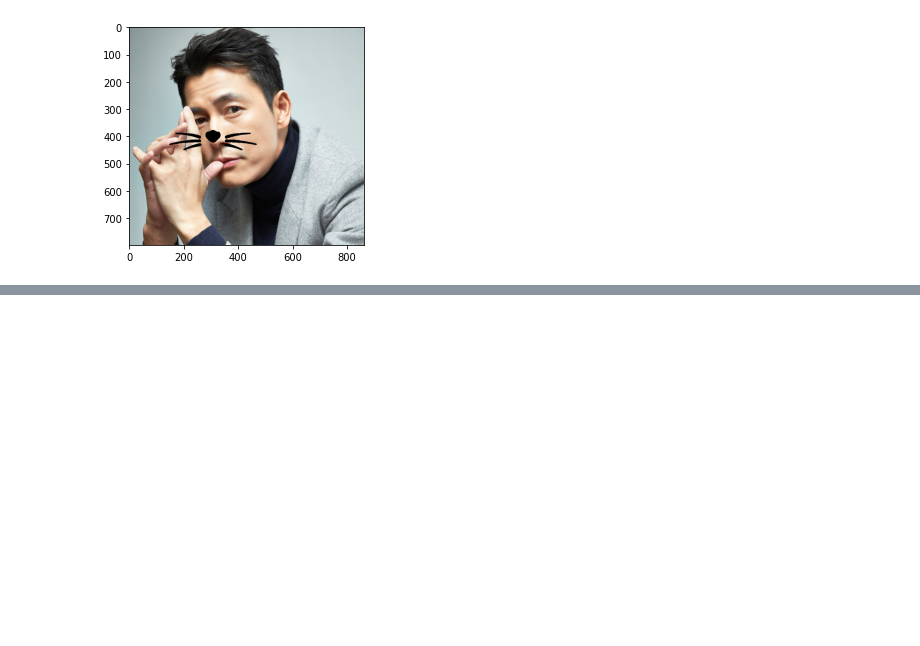
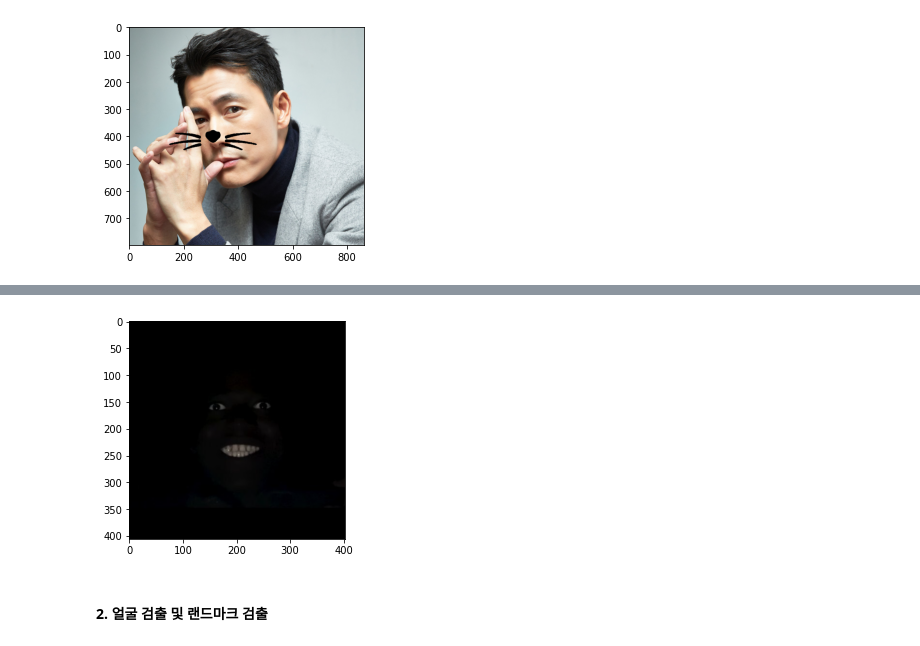
Before and after one commit to jx-dohwan/Aiffel_Exp_Project, a Jupyter notebook: [Exp_7]_Camera_stickers(CV).ipynb, the cells around one changed output, grey strips where cells are left out. Saved outputs shown, nothing was run; the diff lists cells and outputs as text; code cells hidden in the pictures; blank space fills up the shorter version.

```diff
--- a/[Exp_7]_Camera_stickers(CV).ipynb
+++ b/[Exp_7]_Camera_stickers(CV).ipynb
@@ -725,0 +711,8 @@ plt.show()
+# %%
+img_rgb = cv2.cvtColor(img_bgr, cv2.COLOR_BGR2RGB)
+plt.imshow(img_rgb)
+plt.show()
+# %% [output]
+[figure, added]
+# %% [markdown]
+#### 2. 얼굴 검출 및 랜드마크 검출
```
Also changed, not shown: parts of 48 cells of this notebook.
